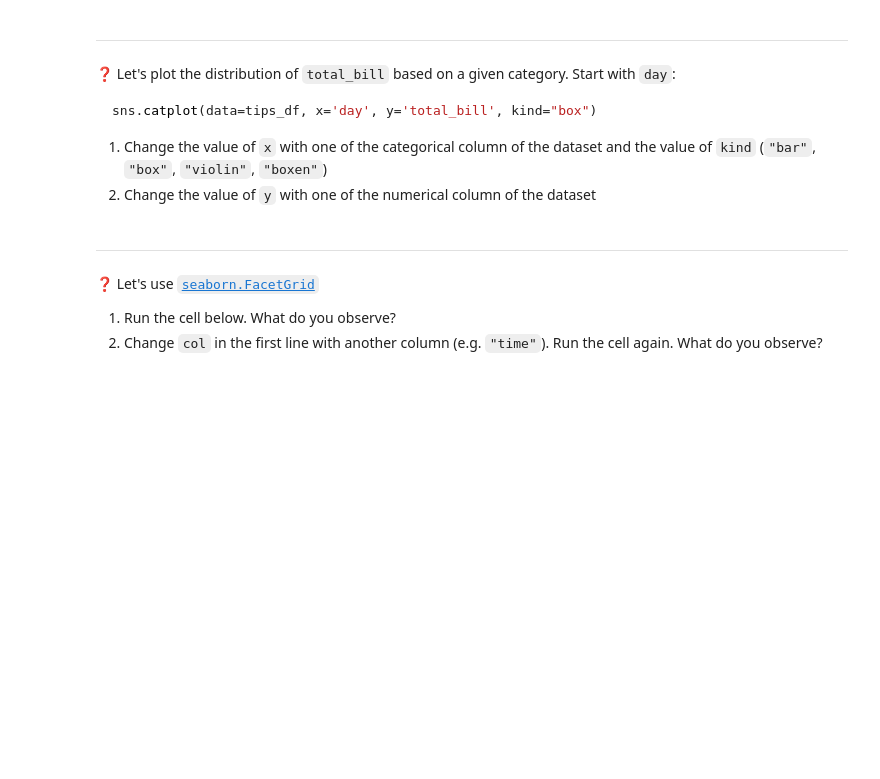
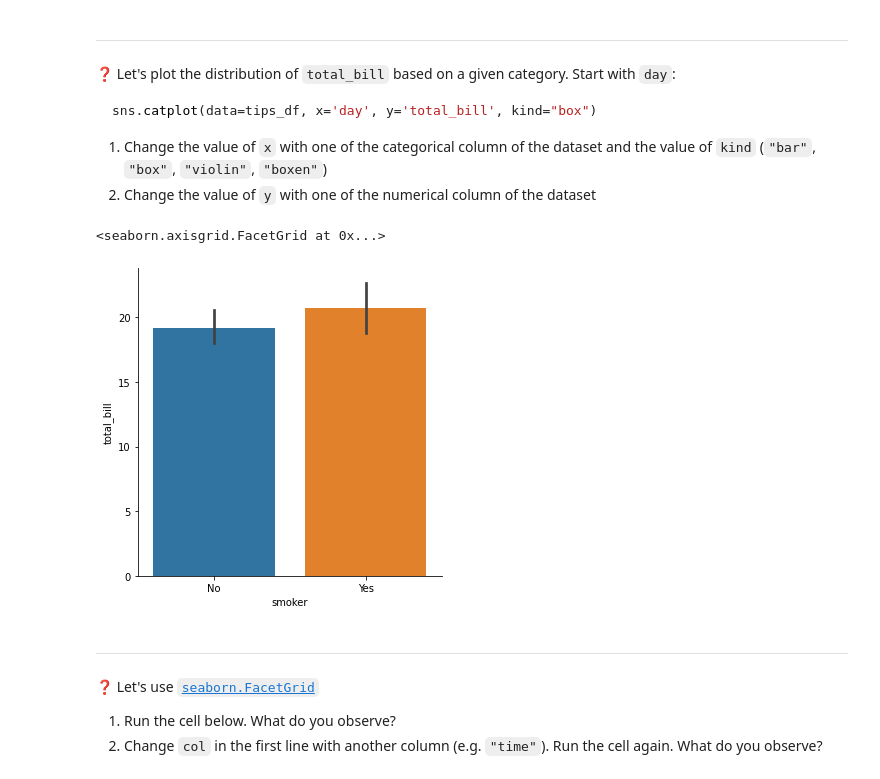
Before and after one commit to Coletterbox/Le-Wagon-Data-Science-Academy-Sprint, a Jupyter notebook: Challenge.ipynb, the cells around one changed output. Drawn from its saved outputs; the diff is of its cells as text; code cells hidden in the pictures; blank space fills up the shorter version.

```diff
--- a/Challenge.ipynb
+++ b/Challenge.ipynb
@@ -125,3 +123,8 @@ sns.catplot(data=tips_df, x='day', y='total_bill', kind="box")
+# %%
+sns.catplot(data=tips_df, x='smoker', y='total_bill', kind='bar')
+# %% [output]
+<seaborn.axisgrid.FacetGrid at 0x...>
+[figure, added]
 # %% [markdown]
 ---
 ❓ Let's use [`seaborn.FacetGrid`](https://seaborn.pydata.org/generated/seaborn.FacetGrid.html)
```
Also changed, not shown: parts of 10 cells of this notebook.
